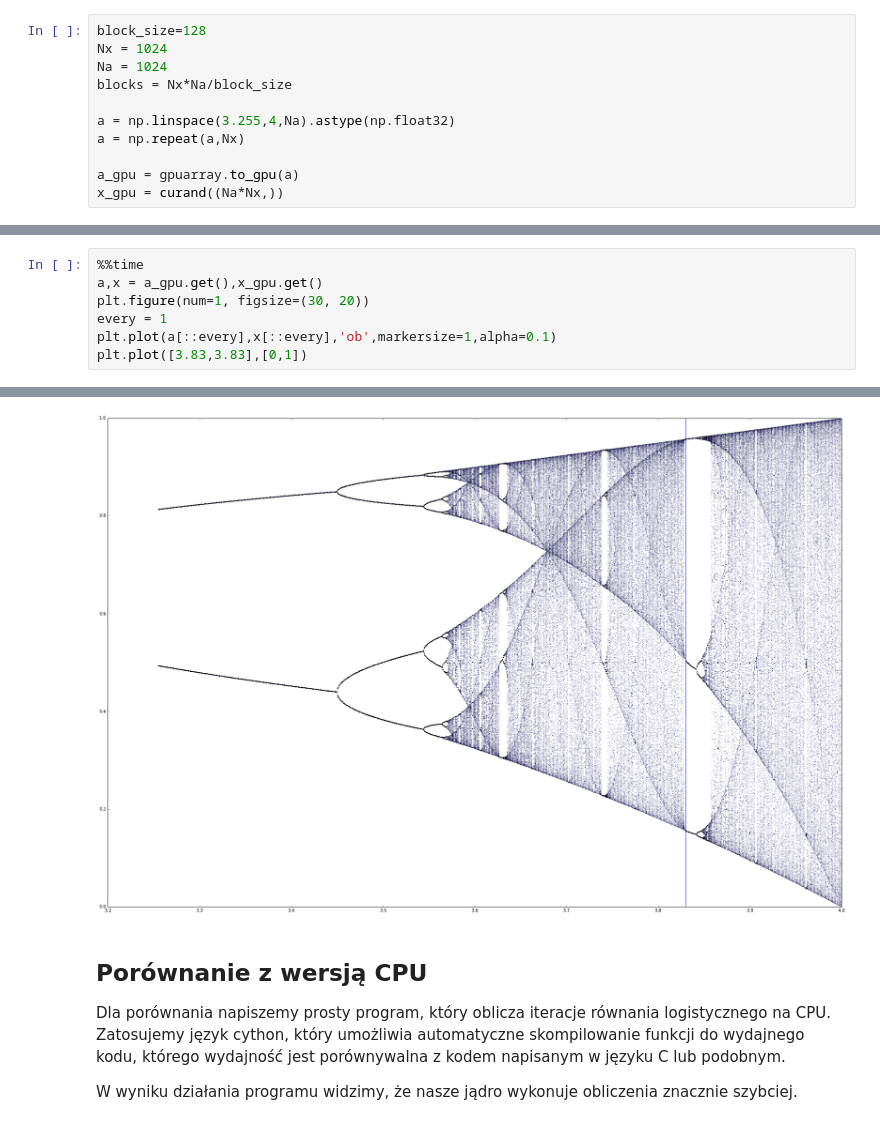
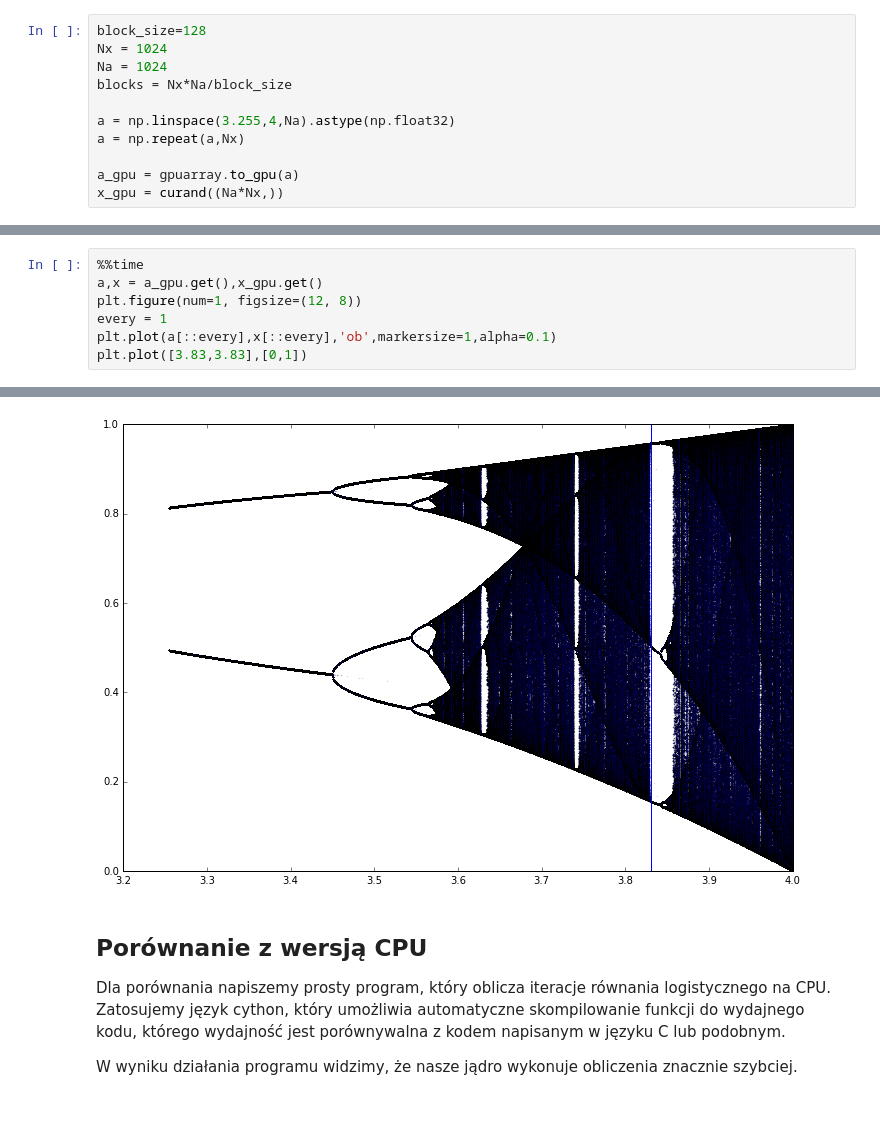
Before and after one commit to marcinofulus/PR2014, a Jupyter notebook: CUDA/iCSE_PR_Rownanie_Logistyczne.ipynb, the cells around one changed output, grey strips where cells are left out. Cells and saved outputs as stored; diff of their text form.

```diff
--- a/CUDA/iCSE_PR_Rownanie_Logistyczne.ipynb
+++ b/CUDA/iCSE_PR_Rownanie_Logistyczne.ipynb
@@ -145,7 +145,7 @@ Wall time: 2.7 s
 # %%
 %%time
 a,x = a_gpu.get(),x_gpu.get()
-plt.figure(num=1, figsize=(30, 20))
+plt.figure(num=1, figsize=(12, 8))
 every = 1
 plt.plot(a[::every],x[::every],'ob',markersize=1,alpha=0.1)
 plt.plot([3.83,3.83],[0,1])
@@ -155,4 +155,4 @@ Wall time: 69 ms
-[figure, old version]
+[figure, new version]
 # %% [markdown]
 ## Porównanie z wersją CPU
 
```
Also changed, not shown: parts of 4 cells of this notebook, 22 other files.
